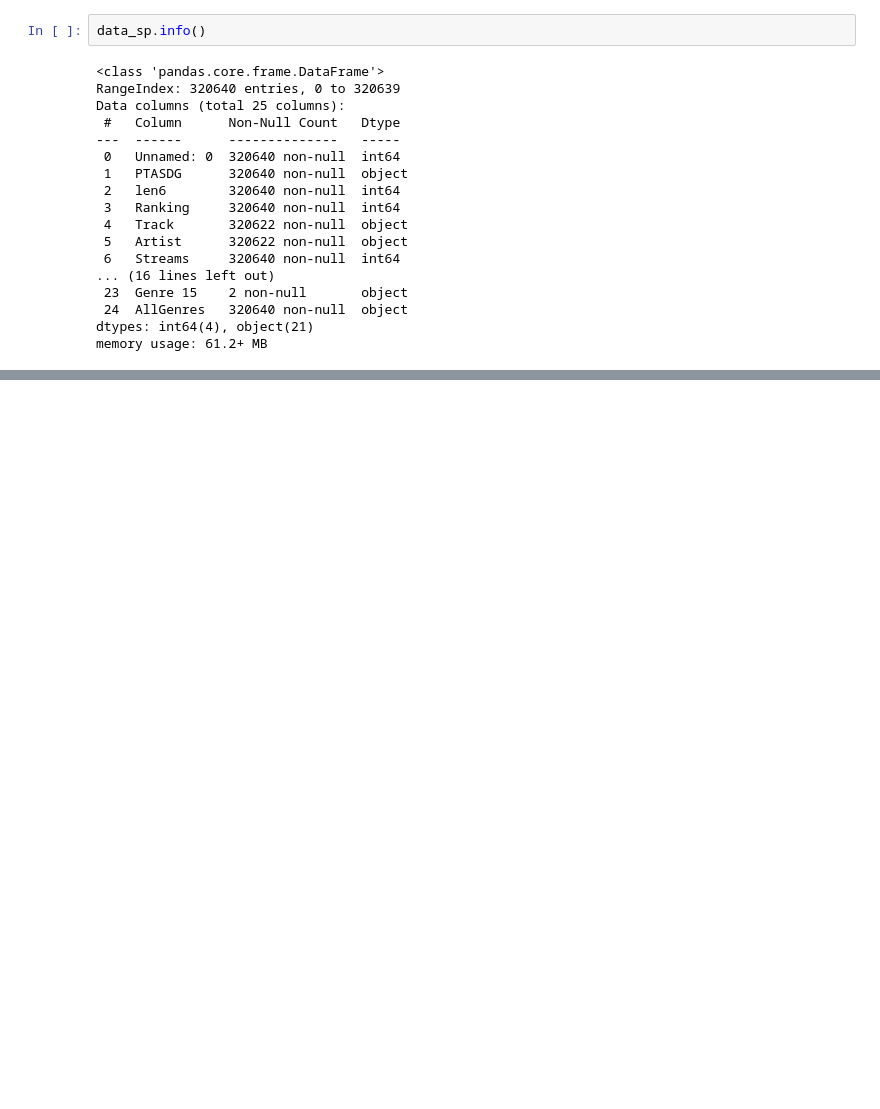
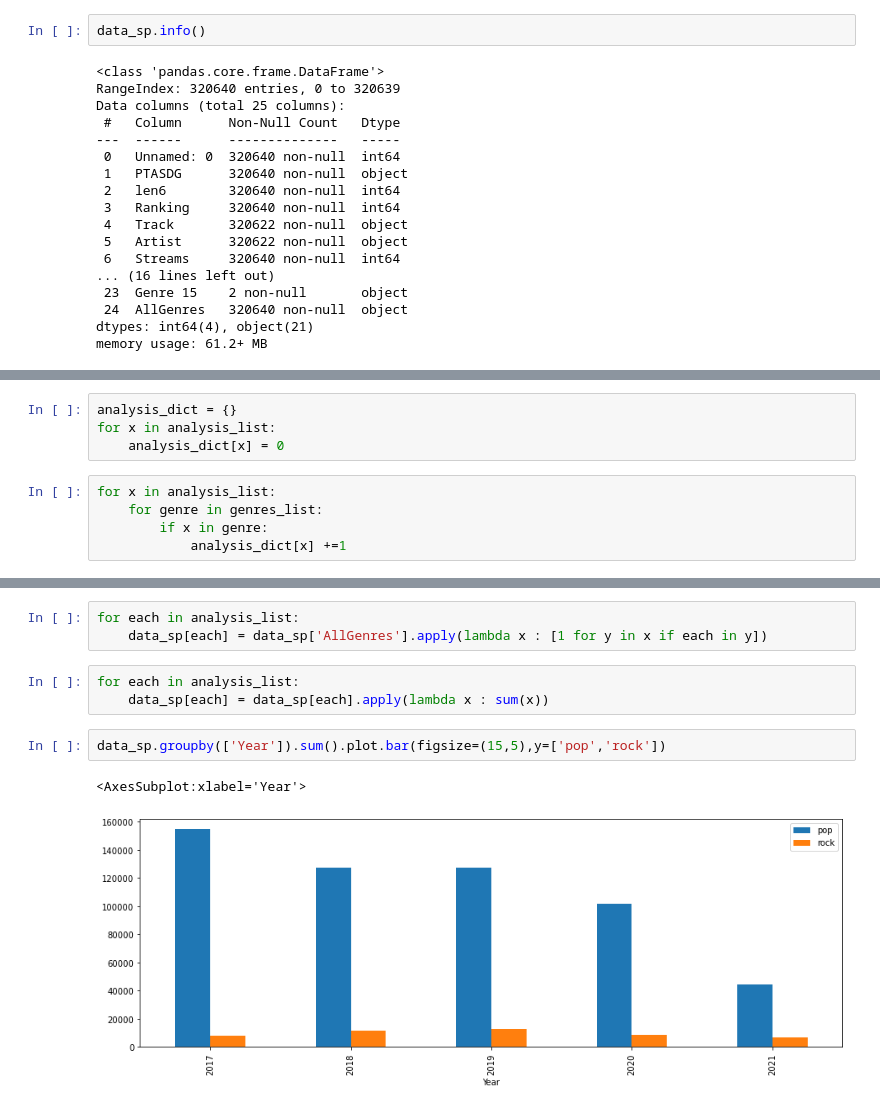
Before and after one commit to StavrosTs/Project-EDA---Spotify, a Jupyter notebook: Analysis/Analysis Process.ipynb, the cells around one changed output, grey strips where cells are left out. Cells and saved outputs as stored; diff of their text form; blank space fills up the shorter version.

```diff
--- a/Analysis/Analysis Process.ipynb
+++ b/Analysis/Analysis Process.ipynb
@@ -40,0 +89,9 @@ memory usage: 61.2+ MB
+# %%
+analysis_dict = {}
+for x in analysis_list:
+    analysis_dict[x] = 0
+# %%
+for x in analysis_list:
+    for genre in genres_list:
+        if x in genre:
+            analysis_dict[x] +=1
@@ -40,0 +118,11 @@ memory usage: 61.2+ MB
+# %%
+for each in analysis_list:
+    data_sp[each] = data_sp['AllGenres'].apply(lambda x : [1 for y in x if each in y])
+# %%
+for each in analysis_list:
+    data_sp[each] = data_sp[each].apply(lambda x : sum(x))
+# %%
+data_sp.groupby(['Year']).sum().plot.bar(figsize=(15,5),y=['pop','rock'])
+# %% [output]
+<AxesSubplot:xlabel='Year'>
+[figure, added]
```
Also changed, not shown: parts of 11 cells of this notebook.
